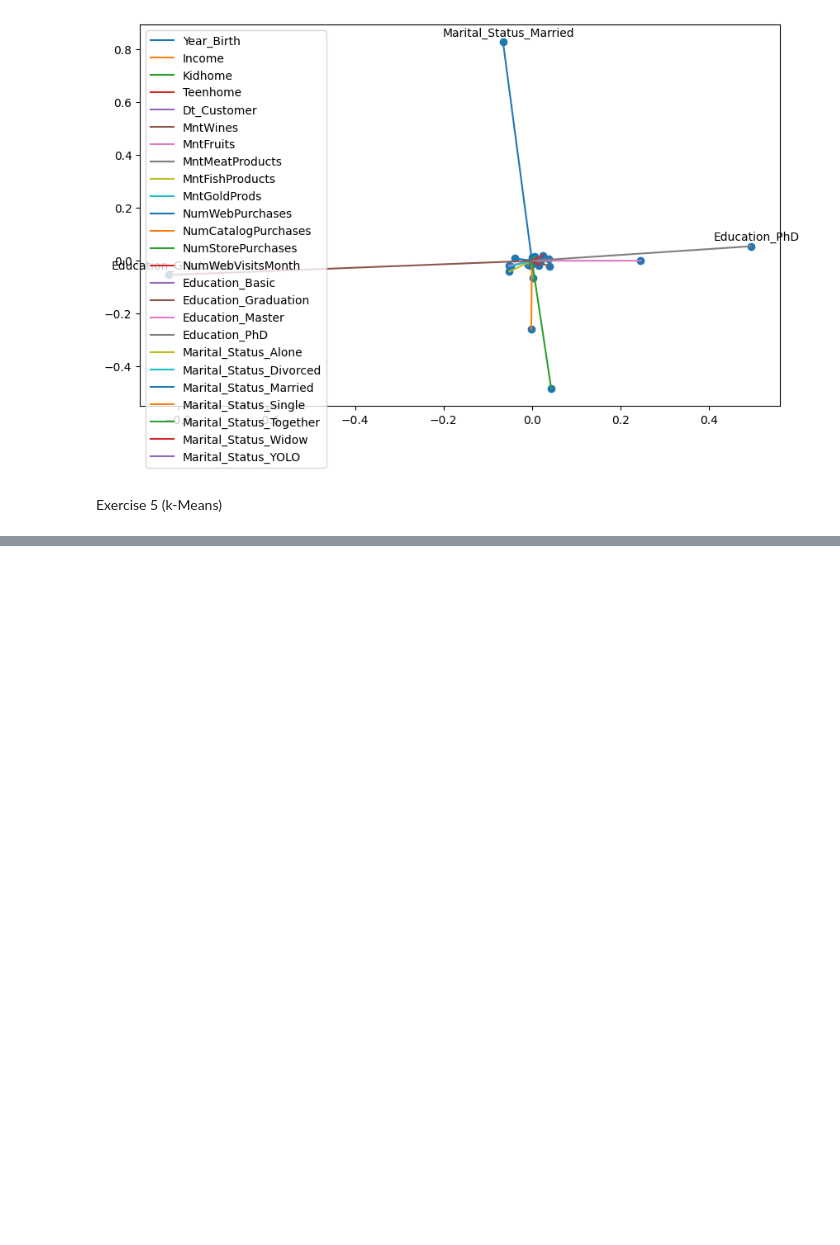
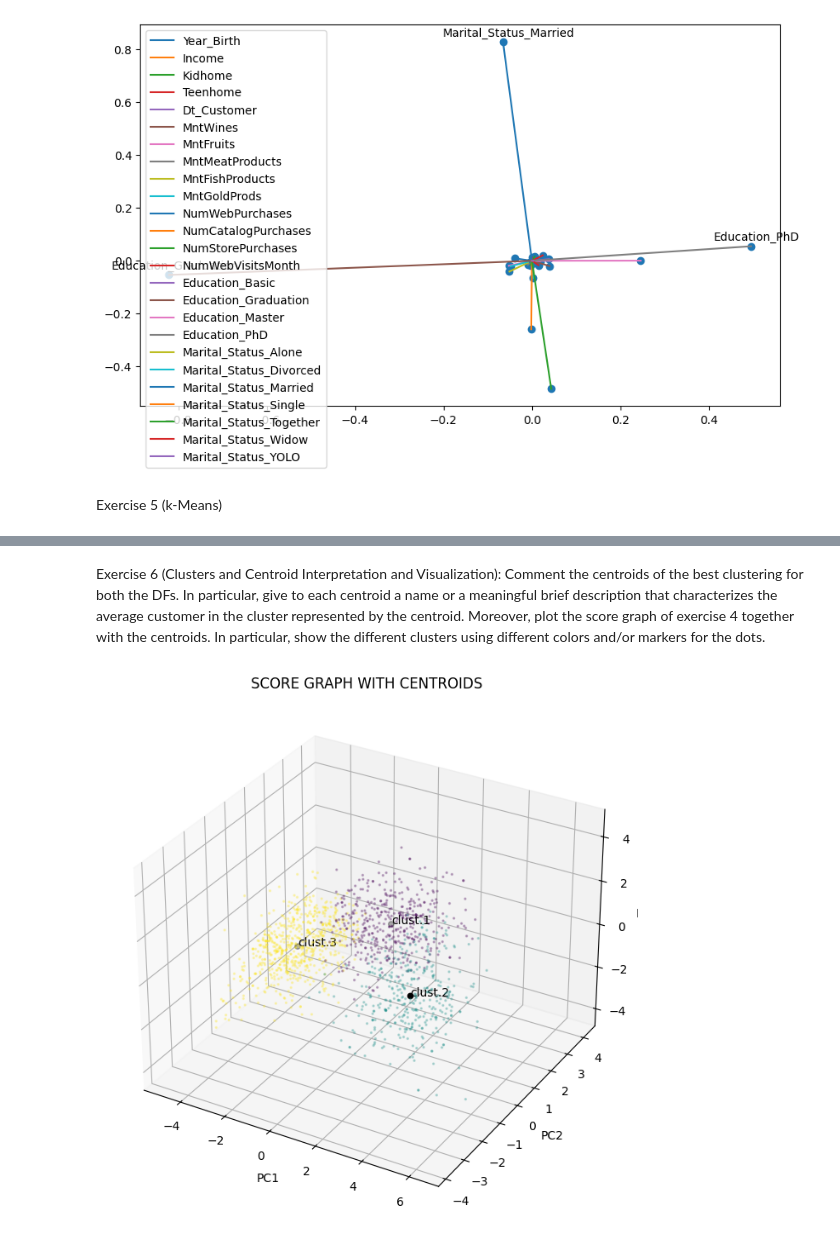
Before and after one commit to IAmReallyAlessio/homework_pca, a Jupyter notebook: pca.ipynb, the cells around one changed output, grey strips where cells are left out. Saved outputs shown, nothing was run; the diff lists cells and outputs as text; code cells hidden in the pictures; blank space fills up the shorter version.

```diff
--- a/pca.ipynb
+++ b/pca.ipynb
@@ -282,25 +306,29 @@ Exercise 5 (k-Means)
 # %%
 from sklearn.metrics import silhouette_score
 from sklearn.cluster import KMeans
-
 np.random.seed(rs)
-
+sil_coeff_max=0
+k_max_std=3
 for n_cluster in range(3, 11):
     kmeans = KMeans(n_clusters=n_cluster, n_init=10, random_state=rs).fit(df_pca_std)
     label = kmeans.labels_
     sil_coeff = silhouette_score(df_pca_std, label, metric='euclidean')
-    print("For n_clusters={}, The Silhouette Coefficient is {}".format(n_cluster, sil_coeff))
+    #print("For n_clusters={}, The Silhouette Coefficient is {}".format(n_cluster, sil_coeff))
+    if(sil_coeff > sil_coeff_max) :
+        sil_coeff_max = sil_coeff
+        k_max_std = n_cluster
     # n_clusters=3 is the best value for df_pca_std
-
+print("Best k for Silhouette Coefficent for std is " + str(k_max_std))
+sil_coeff_max=0
+k_max_mm=3
 for n_cluster in range(3, 11):
     kmeans = KMeans(n_clusters=n_cluster, n_init=10, random_state=rs).fit(df_pca_mm)
     label = kmeans.labels_
     sil_coeff = silhouette_score(df_pca_mm, label, metric='euclidean')
-    print("For n_clusters={}, The Silhouette Coefficient is {}".format(n_cluster, sil_coeff))
+    #print("For n_clusters={}, The Silhouette Coefficient is {}".format(n_cluster, sil_coeff))
+    if(sil_coeff > sil_coeff_max) :
+        sil_coeff_max = sil_coeff
+        k_max_mm = n_cluster
     # n_clusters=4 is the best value for df_pca_std
-
-km_std = KMeans(n_clusters=3, n_init=10, random_state=rs)
-km_mm = KMeans(n_clusters=3, n_init=10, random_state=rs)
-km_std.fit(df_pca_std)
-km_mm.fit(df_pca_mm)
+print("Best k for Silhouette Coefficent for mm is " +str(k_max_mm))
 # %% [output]
@@ -323,0 +337,6 @@ KMeans(n_clusters=3, n_init=10, random_state=328830)
+# %%
+km_std = KMeans(n_clusters=3, n_init=10, random_state=rs)
+km_mm = KMeans(n_clusters=4, n_init=10, random_state=rs)
+
+km_std.fit_transform(df_pca_std)
+km_mm.fit_transform(df_pca_mm)
@@ -323,0 +351,18 @@ KMeans(n_clusters=3, n_init=10, random_state=328830)
+# %% [markdown]
+Exercise 6 (Clusters and Centroid Interpretation and Visualization): Comment the centroids of the best clustering for both the DFs. In particular, give to each centroid a name or a meaningful brief description that characterizes the average customer in the cluster represented by the centroid. Moreover, plot the score graph of exercise 4 together with the centroids. In particular, show the different clusters using different colors and/or markers for the dots.
+# %%
+sg_3d_km = plt.figure(figsize=(8, 8))
+ax_sg_3d_km = sg_3d_km.add_subplot(111, projection='3d')
+labels = km_std.labels_
+ax_sg_3d_km.scatter(df_pca_std[:,0], df_pca_std[:,1], df_pca_std[:,2] , c=labels, s=2, alpha=0.25)
+ax_sg_3d_km.scatter(km_std.cluster_centers_[:, 0], km_std.cluster_centers_[:, 1], km_std.cluster_centers_[:, 2], c='black')
+for kk in range(k_max_std):
+    ax_sg_3d_km.text(km_std.cluster_centers_[kk, 0], km_std.cluster_centers_[kk, 1], km_std.cluster_centers_[kk, 2], f'clust.{kk+1}')
+plt.title('SCORE GRAPH WITH CENTROIDS')
+ax_sg_3d_km.set_xlabel("PC1")
+ax_sg_3d_km.set_ylabel("PC2")
+ax_sg_3d_km.set_zlabel("PC3")
+plt.grid()
+plt.show()
+# %% [output]
+[figure, added]
```
Also changed, not shown: parts of 16 cells of this notebook.
